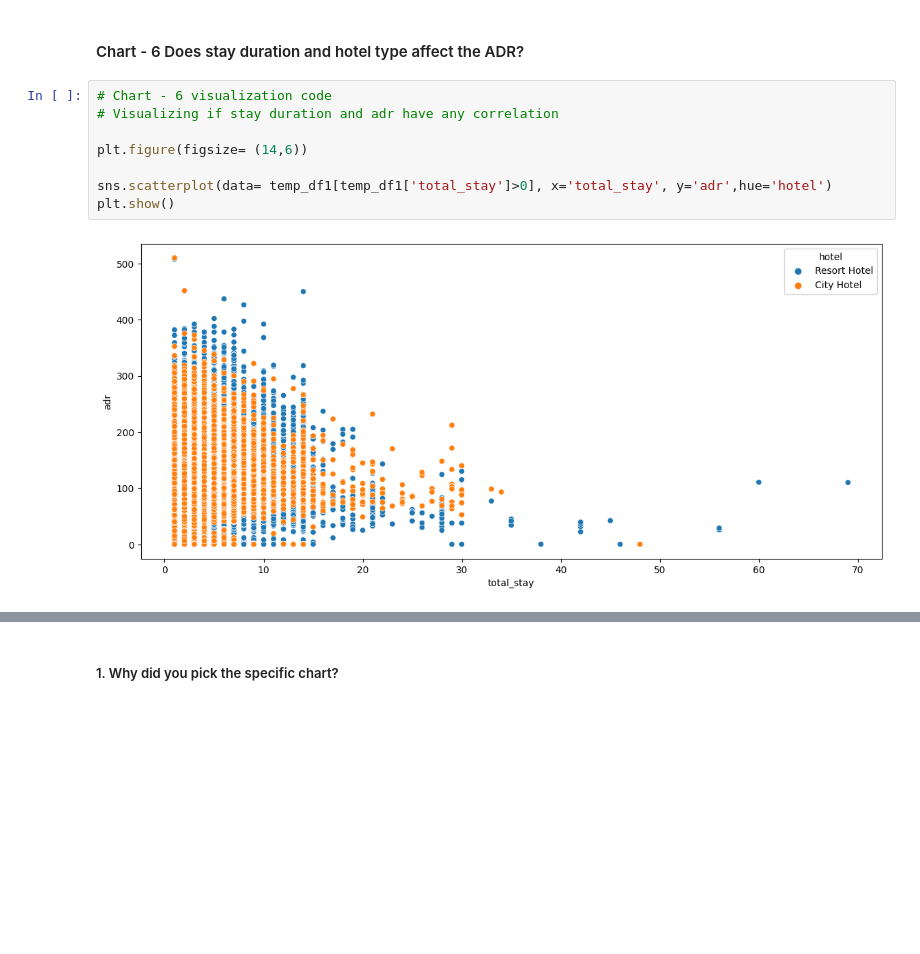
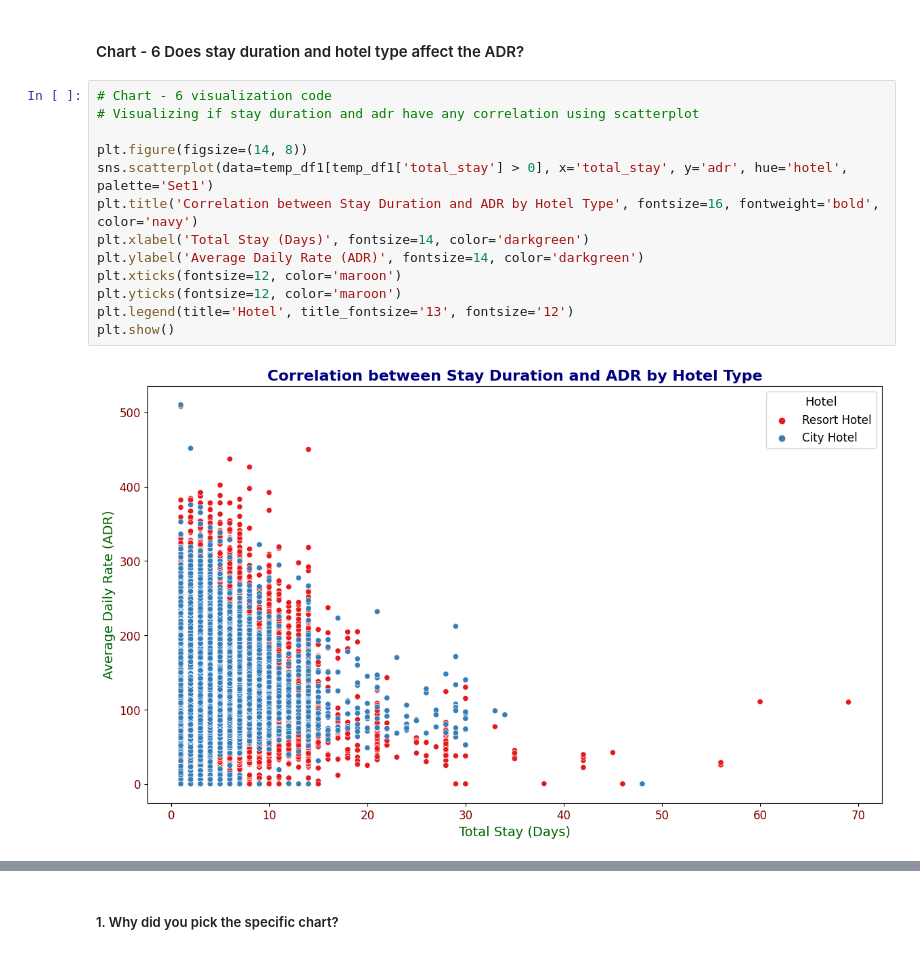
Before and after one commit to pankajmanisahu/EDA-ON-HOTEL-BOOKING-ANALYSIS, a Jupyter notebook: HOTEL_BOOKING_ANALYSIS_EDA.ipynb, the cells around one changed output, grey strips where cells are left out. Cells and saved outputs as stored; diff of their text form; blank space fills up the shorter version.

```diff
--- a/HOTEL_BOOKING_ANALYSIS_EDA.ipynb
+++ b/HOTEL_BOOKING_ANALYSIS_EDA.ipynb
@@ -860,14 +829,19 @@ Businesses could increase the availability of room types G and H as they contrib
 #### Chart - 6 Does stay duration and hotel type affect the ADR?
 # %%
 # Chart - 6 visualization code
-# Visualizing if stay duration and adr have any correlation
+# Visualizing if stay duration and adr have any correlation using scatterplot
 
-plt.figure(figsize= (14,6))
-
-sns.scatterplot(data= temp_df1[temp_df1['total_stay']>0], x='total_stay', y='adr',hue='hotel')
+plt.figure(figsize=(14, 8))
+sns.scatterplot(data=temp_df1[temp_df1['total_stay'] > 0], x='total_stay', y='adr', hue='hotel', palette='Set1')
+plt.title('Correlation between Stay Duration and ADR by Hotel Type', fontsize=16, fontweight='bold', color='navy')
+plt.xlabel('Total Stay (Days)', fontsize=14, color='darkgreen')
+plt.ylabel('Average Daily Rate (ADR)', fontsize=14, color='darkgreen')
+plt.xticks(fontsize=12, color='maroon')
+plt.yticks(fontsize=12, color='maroon')
+plt.legend(title='Hotel', title_fontsize='13', fontsize='12')
 plt.show()
 # %% [output]
-[figure, old version]
+[figure, new version]
 # %%
 # preferred stay length in each hotel
 # filtering for non cancelled booking
```
Also changed, not shown: parts of 54 cells of this notebook.
